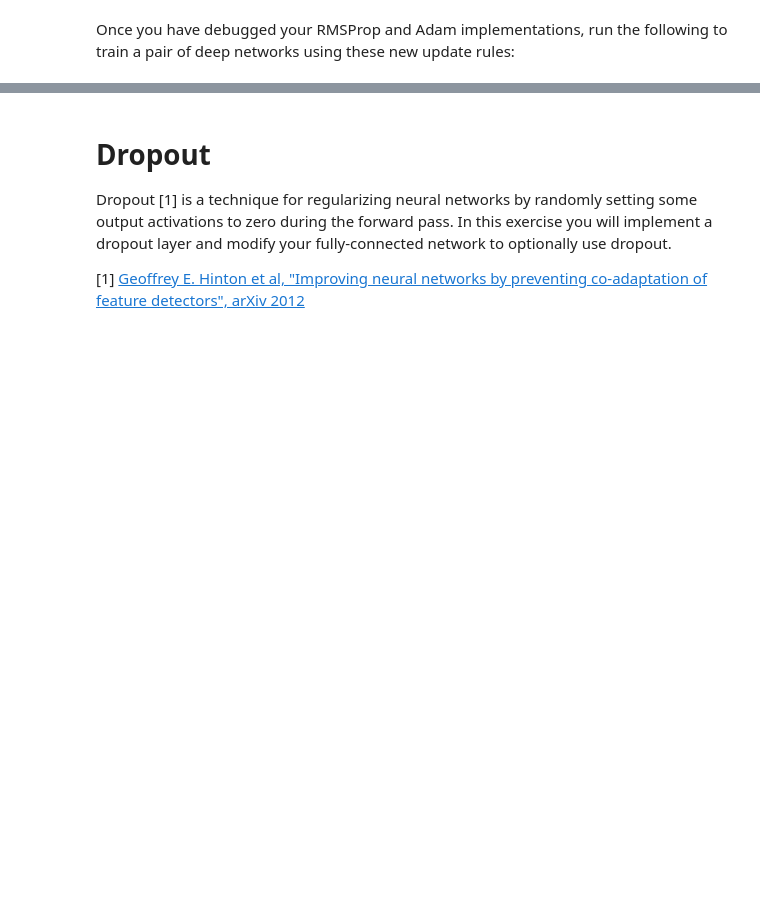
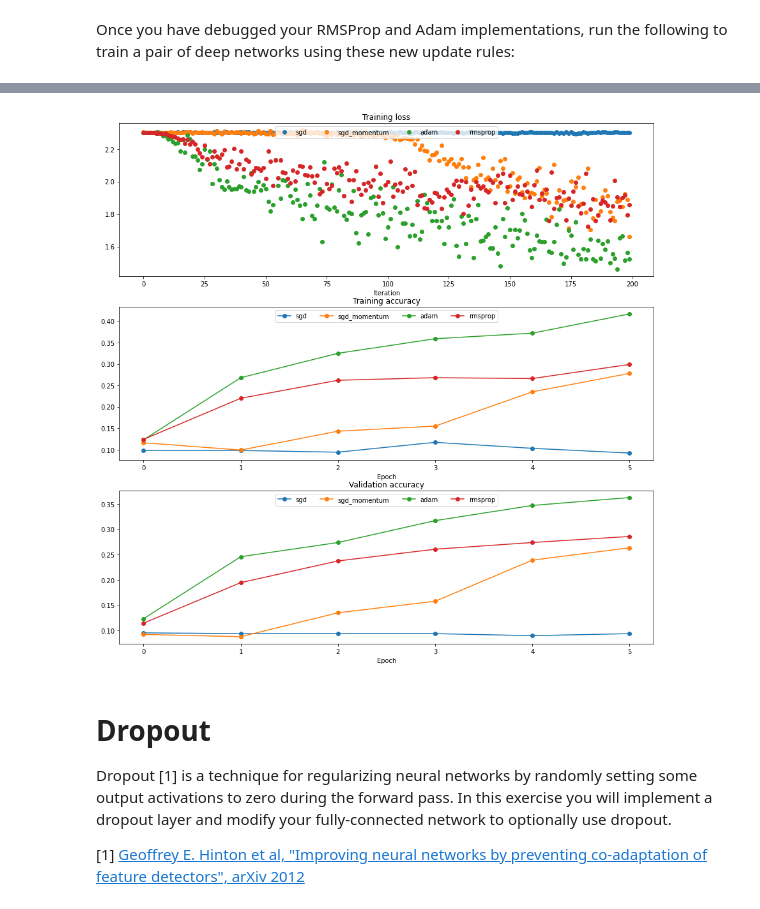
Before and after one commit to amsavchenko/eecs-498-007, a Jupyter notebook: assignment_3/fully_connected_networks.ipynb, the cells around one changed output, grey strips where cells are left out. Drawn from its saved outputs; the diff is of its cells as text; code cells hidden in the pictures; blank space fills up the shorter version.

```diff
--- a/assignment_3/fully_connected_networks.ipynb
+++ b/assignment_3/fully_connected_networks.ipynb
@@ -1384,7 +1418,12 @@ def rmsprop(w, dw, config=None):
   # config['cache'].                                                        #
   ###########################################################################
   # Replace "pass" statement with your code
-  pass
+
+  grad_squared = config['decay_rate'] * config['cache'] + (1 - config['decay_rate']) * (dw * dw)
+  next_w = w - ((config['learning_rate'] * dw) / (grad_squared.sqrt() + config['epsilon']))
+
+  config['cache'] = grad_squared
+
   ###########################################################################
   #                             END OF YOUR CODE                            #
   ###########################################################################
@@ -1461,7 +1503,18 @@ def adam(w, dw, config=None):
   # using it in any calculations.                                             #
   #############################################################################
   # Replace "pass" statement with your code
-  pass
+
+  config['t'] += 1
+  moment1 = config['beta1'] * config['m'] + (1 - config['beta1']) * dw
+  moment2 = config['beta2'] * config['v'] + (1 - config['beta2']) * (dw * dw)
+
+  moment1_unbias = moment1 / (1 - config['beta1'] ** config['t'])
+  moment2_unbias = moment2 / (1 - config['beta2'] ** config['t'])
+
+  next_w = w - ((config['learning_rate'] * moment1_unbias) / (moment2_unbias.sqrt() + config['epsilon']))
+
+  config['m'] = moment1
+  config['v'] = moment2
   #############################################################################
   #                              END OF YOUR CODE                             #
   #############################################################################
@@ -1510,7 +1567,7 @@ Once you have debugged your RMSProp and Adam implementations, run the following
 # %%
 for update_rule_name, update_rule_fn, learning_rate in [('adam', adam, 1e-3), ('rmsprop', rmsprop, 1e-4)]:
   print('running with ', update_rule)
-  model = FullyConnectedNet([100, 100, 100, 100, 100], weight_scale=5e-2, device='cuda')
+  model = FullyConnectedNet([100, 100, 100, 100, 100], weight_scale=5e-2, **to_double_cuda)
 
   solver = Solver(model, small_data,
                   num_epochs=5, batch_size=100,
@@ -1547,3 +1604,4 @@ plt.legend(loc='upper center', ncol=4)
 
 plt.gcf().set_size_inches(15, 15)
 plt.show()
+# %% [output]
@@ -1550,3 +1625,4 @@ plt.show()
+[figure, added]
 # %% [markdown]
 # Dropout
 Dropout [1] is a technique for regularizing neural networks by randomly setting some output activations to zero during the forward pass. In this exercise you will implement a dropout layer and modify your fully-connected network to optionally use dropout.
```
Also changed, not shown: parts of 19 cells of this notebook.
